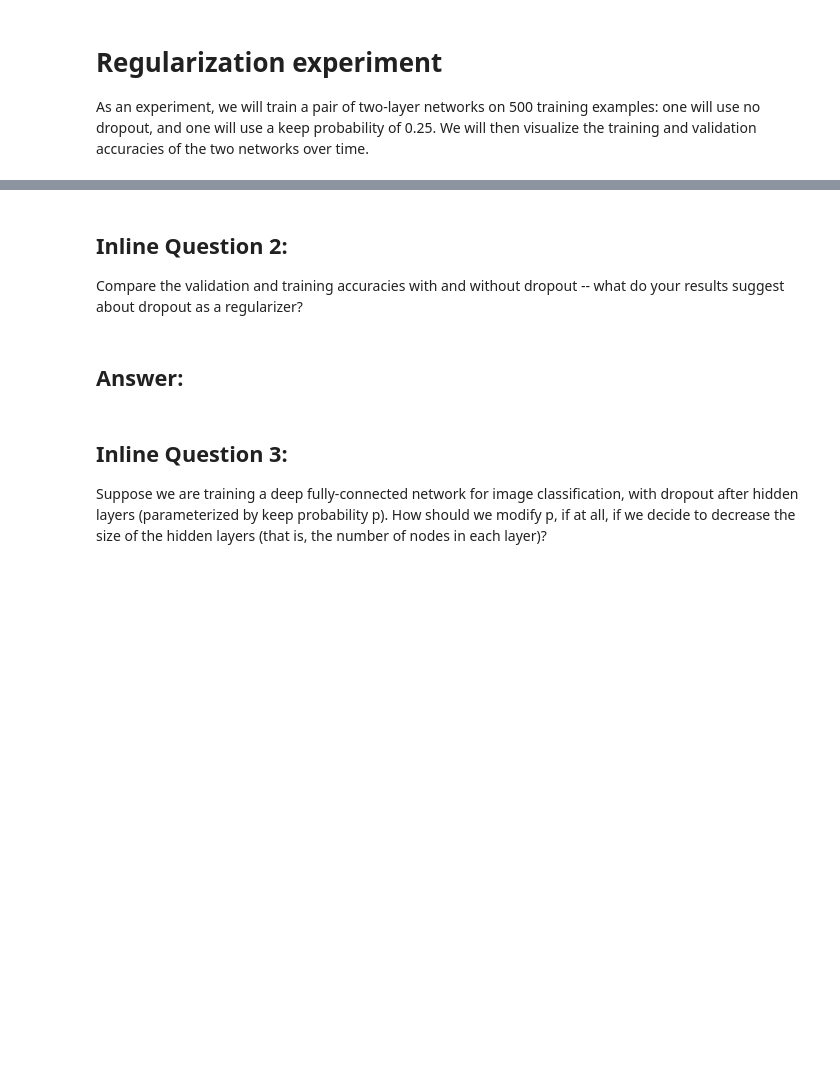
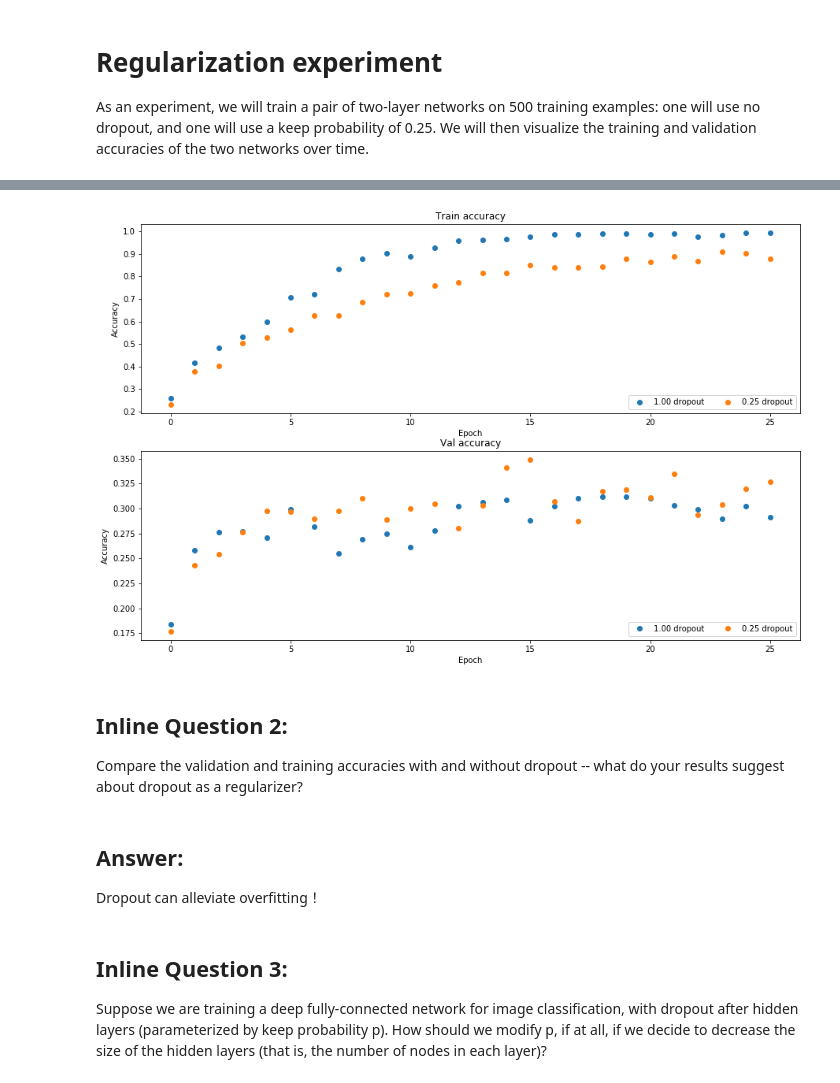
Before and after one commit to whu-pzhang/cs231n, a Jupyter notebook: assignment2/Dropout.ipynb, the cells around one changed output, grey strips where cells are left out. Saved outputs shown, nothing was run; the diff lists cells and outputs as text; code cells hidden in the pictures; blank space fills up the shorter version.

Commit message:
assignment2: dropout finished

```diff
--- a/assignment2/Dropout.ipynb
+++ b/assignment2/Dropout.ipynb
@@ -160,36 +210,45 @@ for dropout in dropout_choices:
 # %%
 # Plot train and validation accuracies of the two models
 
 train_accs = []
 val_accs = []
 for dropout in dropout_choices:
-  solver = solvers[dropout]
-  train_accs.append(solver.train_acc_history[-1])
-  val_accs.append(solver.val_acc_history[-1])
+    solver = solvers[dropout]
+    train_accs.append(solver.train_acc_history[-1])
+    val_accs.append(solver.val_acc_history[-1])
 
 plt.subplot(3, 1, 1)
 for dropout in dropout_choices:
-  plt.plot(solvers[dropout].train_acc_history, 'o', label='%.2f dropout' % dropout)
+    plt.plot(
+        solvers[dropout].train_acc_history,
+        'o',
+        label='%.2f dropout' % dropout)
 plt.title('Train accuracy')
 plt.xlabel('Epoch')
 plt.ylabel('Accuracy')
 plt.legend(ncol=2, loc='lower right')
 
 plt.subplot(3, 1, 2)
 for dropout in dropout_choices:
-  plt.plot(solvers[dropout].val_acc_history, 'o', label='%.2f dropout' % dropout)
+    plt.plot(
+        solvers[dropout].val_acc_history, 'o', label='%.2f dropout' % dropout)
 plt.title('Val accuracy')
 plt.xlabel('Epoch')
 plt.ylabel('Accuracy')
 plt.legend(ncol=2, loc='lower right')
 
 plt.gcf().set_size_inches(15, 15)
 plt.show()
+# %% [output]
+[figure, added]
 # %% [markdown]
 ## Inline Question 2:
 Compare the validation and training accuracies with and without dropout -- what do your results suggest about dropout as a regularizer?
 # %% [markdown]
 ## Answer:
+
+
+Dropout can alleviate overfitting！
 # %% [markdown]
 ## Inline Question 3:
 Suppose we are training a deep fully-connected network for image classification, with dropout after hidden layers (parameterized by keep probability p). How should we modify p, if at all, if we decide to decrease the size of the hidden layers (that is, the number of nodes in each layer)?
```
Also changed, not shown: parts of 4 cells of this notebook.
